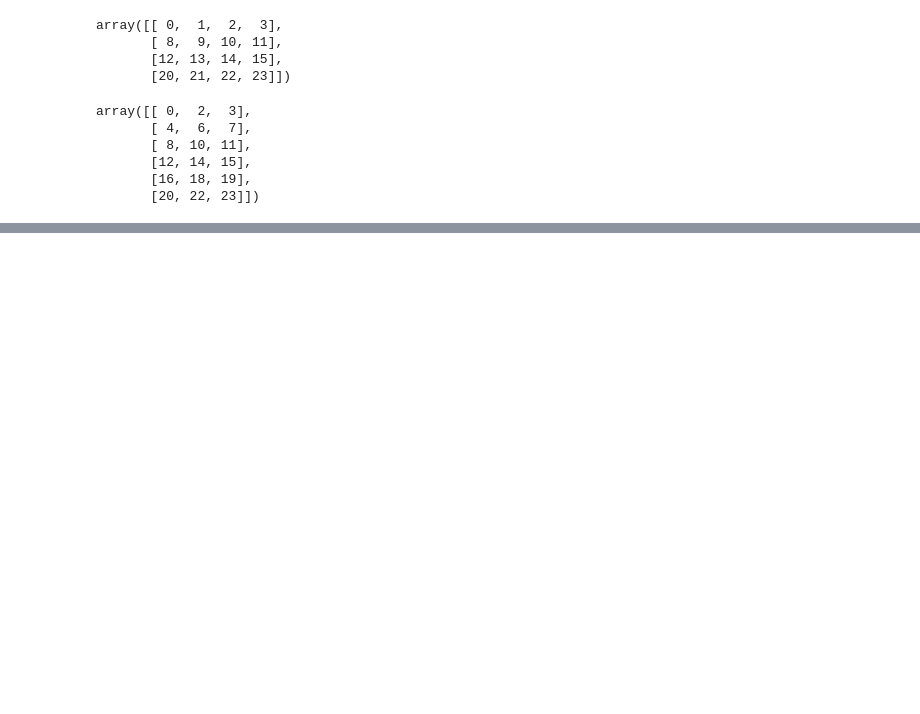
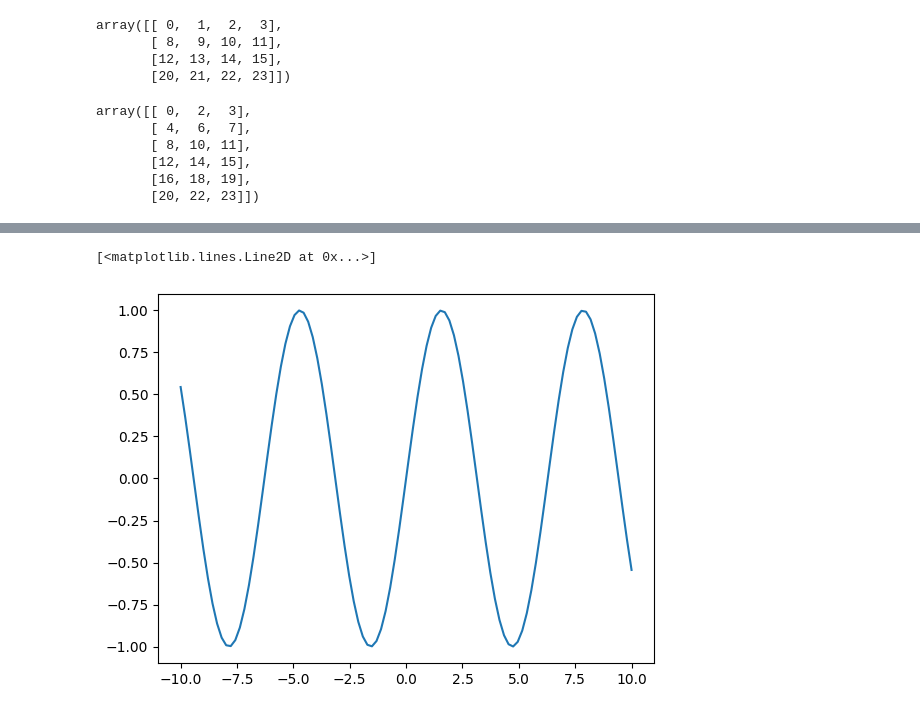
Before and after one commit to Evergreenies/data-science-learning, a Jupyter notebook: numpy-practices/numpy-basics.ipynb, the cells around one changed output, grey strips where cells are left out. Drawn from its saved outputs; the diff is of its cells as text; code cells hidden in the pictures; blank space fills up the shorter version.

```diff
--- a/numpy-practices/numpy-basics.ipynb
+++ b/numpy-practices/numpy-basics.ipynb
@@ -374,0 +574,7 @@ array([88, 68, 62, 84])
+# %%
+y = np.sin(x)
+
+plt.plot(x, y)
+# %% [output]
+[<matplotlib.lines.Line2D at 0x...>]
+[figure, added]
```
Also changed, not shown: parts of 26 cells of this notebook.
